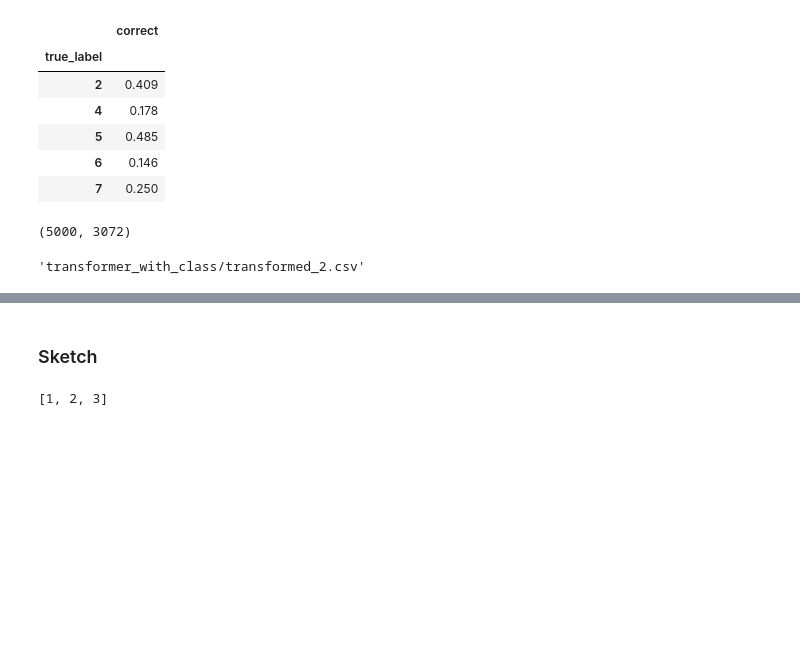
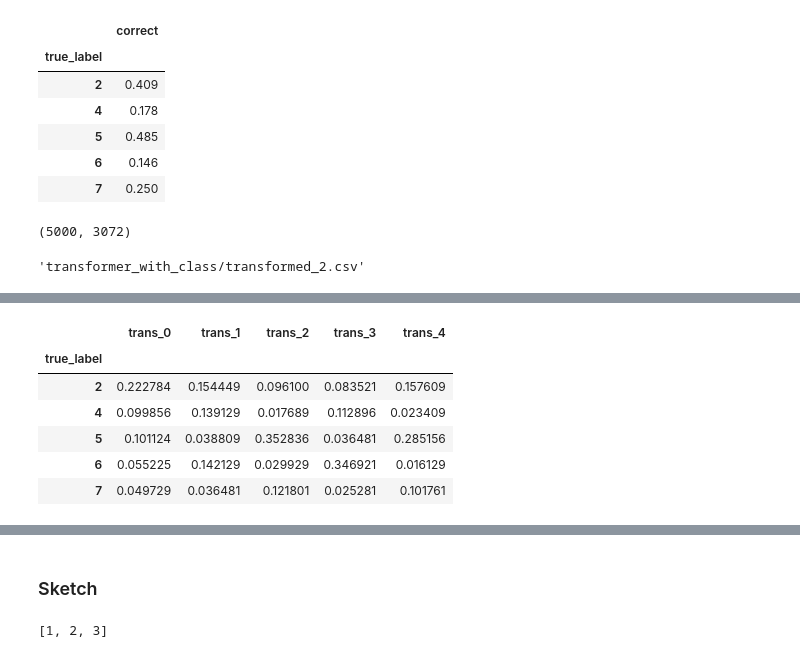
Before and after one commit to BillChen24/DSC180A-Project1, a Jupyter notebook: experiment.ipynb, the cells around one changed output, grey strips where cells are left out. Drawn from its saved outputs; the diff is of its cells as text; code cells hidden in the pictures; blank space fills up the shorter version.

```diff
--- a/experiment.ipynb
+++ b/experiment.ipynb
@@ -255,0 +535,10 @@ prediction table save to result/transformer_within_class_transformed_7.csv
+# %%
+acc_df.iloc[:,1:]**2
+# %% [output]
+|  | trans_0 | trans_1 | trans_2 | trans_3 | trans_4 |
+| true_label |  |  |  |  |  |
+| 2 | 0.222784 | 0.154449 | 0.096100 | 0.083521 | 0.157609 |
+| 4 | 0.099856 | 0.139129 | 0.017689 | 0.112896 | 0.023409 |
+| 5 | 0.101124 | 0.038809 | 0.352836 | 0.036481 | 0.285156 |
+| 6 | 0.055225 | 0.142129 | 0.029929 | 0.346921 | 0.016129 |
+| 7 | 0.049729 | 0.036481 | 0.121801 | 0.025281 | 0.101761 |
```
Also changed, not shown: parts of 25 cells of this notebook.
